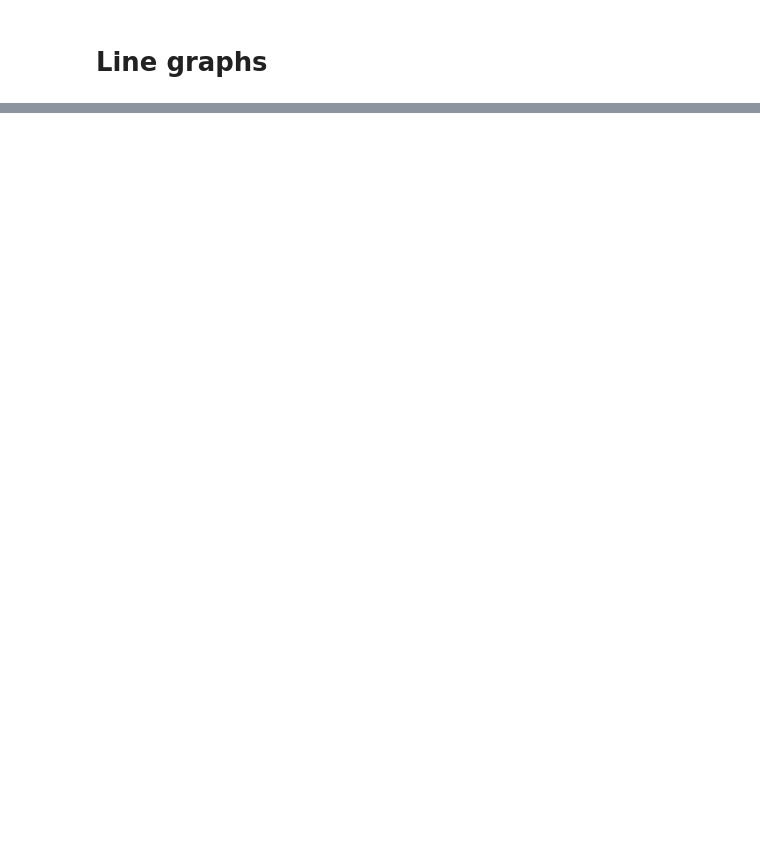
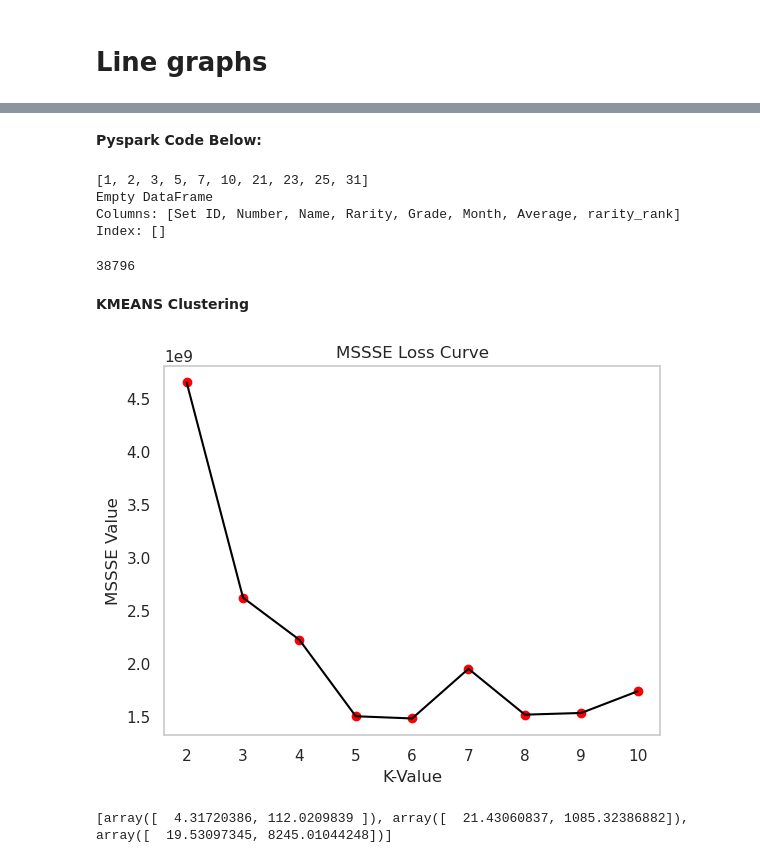
Before and after one commit to JihunKimCode/RarityRadar, a Jupyter notebook: graph.ipynb, the cells around one changed output, grey strips where cells are left out. Drawn from its saved outputs; the diff is of its cells as text; code cells hidden in the pictures; blank space fills up the shorter version.

```diff
--- a/graph.ipynb
+++ b/graph.ipynb
@@ -386,0 +410,75 @@ for rarity_df in dfs_by_rarity:
+# %% [markdown]
+**Pyspark Code Below:**
+# %%
+# print(df.head)
+
+#clean the "rarity column"
+df_rarity = pd.DataFrame(list(rarityOrder.items()), columns=['Rarity', 'Value'])
+df_rarity_sorted = df_rarity.sort_values(by=['Value', 'Rarity']).reset_index(drop=True)
+df_rarity_sorted['Rank'] = range(1, len(df_rarity_sorted) + 1)
+rarity_to_rank = df_rarity_sorted.set_index('Rarity')['Rank'].to_dict()
+df['rarity_rank'] = df['Rarity'].map(rarity_to_rank)
+
+print(sorted(df['rarity_rank'].unique()))
+print(df[df['Rarity'] == 'Classic Collection'])
+
+#Create the dataframe we will cluster
+cluster_df = df[['rarity_rank', 'Average']].copy()
+
+#Convert to a list of np arrays for spark context
+my_tups = list(cluster_df.itertuples(index=False, name=None))
+my_tups = [np.array(tup) for tup in my_tups]
+# print(my_tups)
+# cluster_df.head(20)
+# %% [output]
+[1, 2, 3, 5, 7, 10, 21, 23, 25, 31]
+Empty DataFrame
+Columns: [Set ID, Number, Name, Rarity, Grade, Month, Average, rarity_rank]
+Index: []
+# %%
+#Create spark context
+from pyspark import SparkContext
+
+#Cluster our data
+from pyspark.mllib.clustering import KMeans
+sc = SparkContext.getOrCreate()
+
+#Load our RDD
+my_rdd = sc.parallelize(my_tups)
+print(len(my_rdd.collect()))
+# %% [output]
+38796
+# %% [markdown]
+**KMEANS Clustering**
+# %%
+#Detect what an appropriate k-value is
+k_vals = []
+for i in range(2,11):
+    k_vals.append(i)
+
+errors = []
+for i in range(2,11):
+    K = i
+    model = KMeans.train(my_rdd, K, maxIterations=10, initializationMode='random')
+    cluster_ids = model.predict(my_rdd)
+    errors.append(model.computeCost(my_rdd))
+# %%
+# Plot the WSSSE for different values of k
+fig, ax = plt.subplots()
+ax.plot(k_vals, errors, c='black')
+ax.scatter(k_vals, errors, alpha=1, c='red')
+ax.set(xlabel='K-Value',
+       ylabel='MSSSE Value',
+       title='MSSSE Loss Curve')
+ax.grid()
+# %% [output]
+[figure, added]
+# %%
+K = 3
+model = KMeans.train(my_rdd, K, maxIterations=10, initializationMode='random')
+cluster_ids = model.predict(my_rdd)
+
+#Look at out cluster centers:
+print(model.clusterCenters)
+# %% [output]
+[array([  4.31720386, 112.0209839 ]), array([  21.43060837, 1085.32386882]), array([  19.53097345, 8245.01044248])]
```
Also changed, not shown: parts of 16 cells of this notebook.
